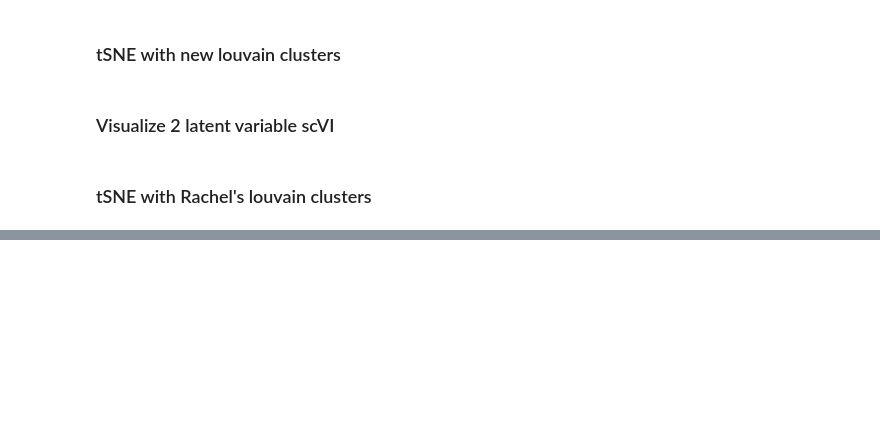
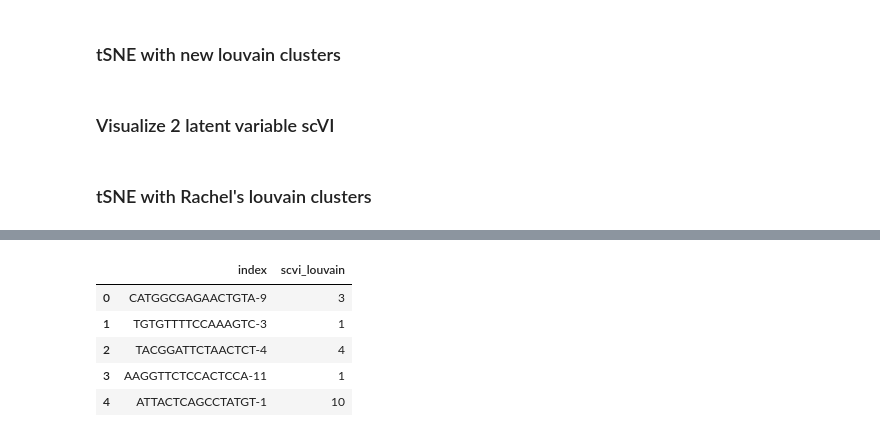
Before and after one commit to mincheoly/scVI-extensions, a Jupyter notebook: notebooks/visualization.ipynb, the cells around one changed output, grey strips where cells are left out. Cells and saved outputs as stored; diff of their text form; code cells hidden in the pictures; blank space fills up the shorter version.

```diff
--- a/notebooks/visualization.ipynb
+++ b/notebooks/visualization.ipynb
@@ -175,0 +234,9 @@ plt.xlabel('tSNE1');plt.ylabel('tSNE2');plt.title('tSNE of 5000 sampled cells (w
+# %%
+scvi_louvain.head(5)
+# %% [output]
+|  | index | scvi_louvain |
+| 0 | CATGGCGAGAACTGTA-9 | 3 |
+| 1 | TGTGTTTTCCAAAGTC-3 | 1 |
+| 2 | TACGGATTCTAACTCT-4 | 4 |
+| 3 | AAGGTTCTCCACTCCA-11 | 1 |
+| 4 | ATTACTCAGCCTATGT-1 | 10 |
```
Also changed, not shown: parts of 11 cells of this notebook, 1 other file.
